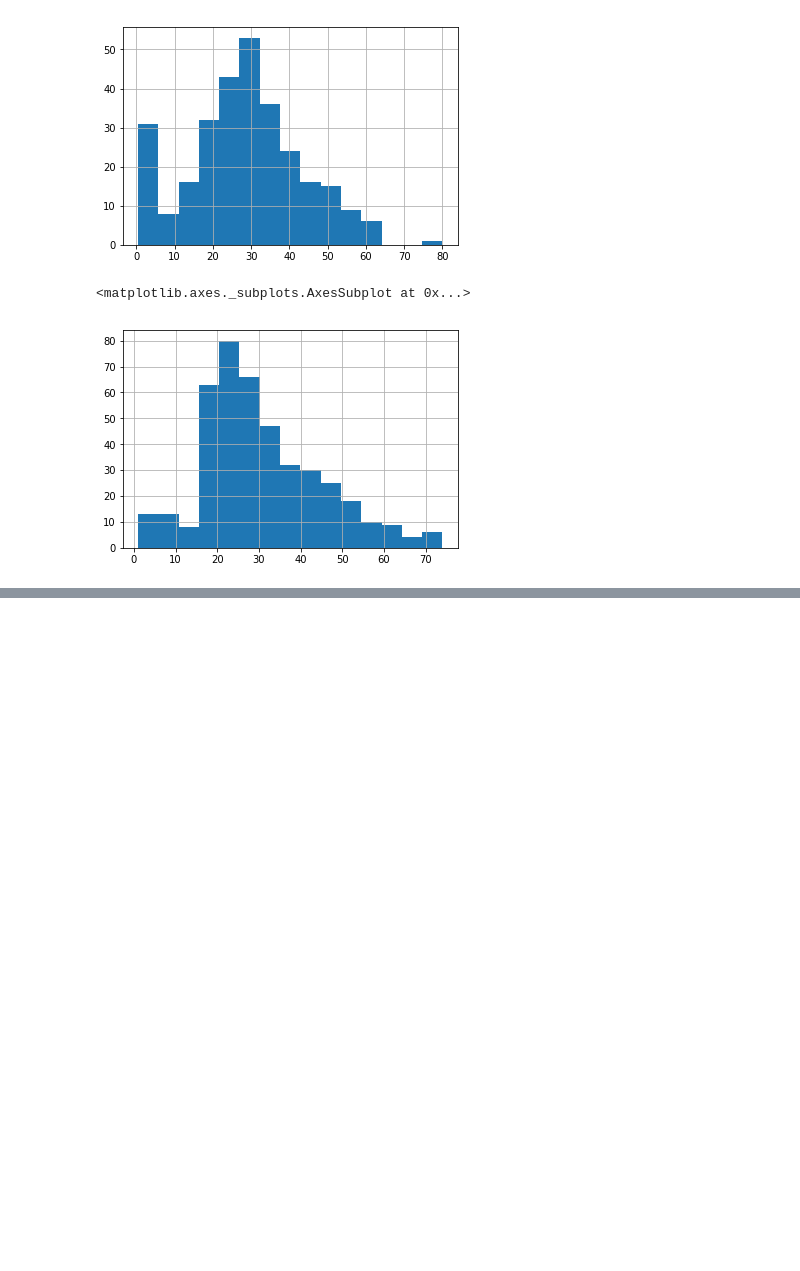
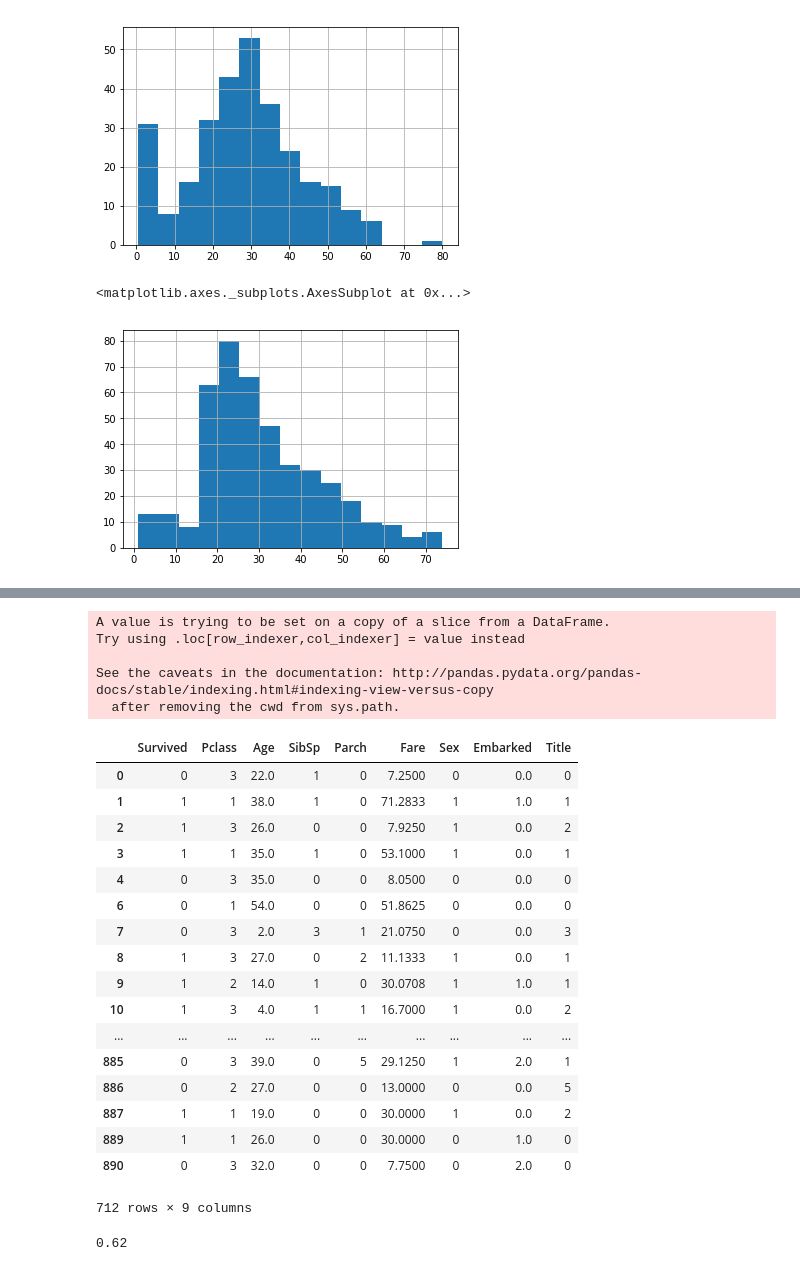
Before and after one commit to komi24/pythonOrsys23092019, a Jupyter notebook: jour5/pandas_example.ipynb, the cells around one changed output, grey strips where cells are left out. Cells and saved outputs as stored; diff of their text form; code cells hidden in the pictures; blank space fills up the shorter version.

```diff
--- a/jour5/pandas_example.ipynb
+++ b/jour5/pandas_example.ipynb
@@ -89,3 +90,12 @@ df[df["Survived"] == 0]["Age"].hist(bins=15)
 # %% [output]
 <matplotlib.axes._subplots.AxesSubplot at 0x...>
 [figure]
+# %%
+import re
+
+def extract_title(name):
+    return re.findall("\w+\.", name)[0]
+
+df["Title"] = df['Name'].map(extract_title)
+print(df["Embarked"].unique())
+print(df["Title"].unique())
@@ -91,0 +106,5 @@ df[df["Survived"] == 0]["Age"].hist(bins=15)
+# %%
+dataset = df[["Survived", "Pclass", "Age", "SibSp", "Parch", "Fare"]]
+
+dataset["Sex"] = df["Sex"].map({"male": 0, "female": 1})
+dataset["Embarked"] = df["Embarked"].map({"S": 0, "C": 1, "Q": 2})
@@ -91,0 +122,46 @@ df[df["Survived"] == 0]["Age"].hist(bins=15)
+# %%
+dataset.count()
+list_title = list(df["Title"].unique())
+
+dataset["Title"] = df["Title"].map(lambda x: list_title.index(x) )
+
+clean_data = dataset.dropna()
+# %% [output]
+A value is trying to be set on a copy of a slice from a DataFrame.
+Try using .loc[row_indexer,col_indexer] = value instead
+
+See the caveats in the documentation: http://pandas.pydata.org/pandas-docs/stable/indexing.html#indexing-view-versus-copy
+  after removing the cwd from sys.path.
+# %%
+clean_data
+# %% [output]
+|  | Survived | Pclass | Age | SibSp | Parch | Fare | Sex | Embarked | Title |
+| 0 | 0 | 3 | 22.0 | 1 | 0 | 7.2500 | 0 | 0.0 | 0 |
+| 1 | 1 | 1 | 38.0 | 1 | 0 | 71.2833 | 1 | 1.0 | 1 |
+| 2 | 1 | 3 | 26.0 | 0 | 0 | 7.9250 | 1 | 0.0 | 2 |
+| 3 | 1 | 1 | 35.0 | 1 | 0 | 53.1000 | 1 | 0.0 | 1 |
+| 4 | 0 | 3 | 35.0 | 0 | 0 | 8.0500 | 0 | 0.0 | 0 |
+| 6 | 0 | 1 | 54.0 | 0 | 0 | 51.8625 | 0 | 0.0 | 0 |
+| 7 | 0 | 3 | 2.0 | 3 | 1 | 21.0750 | 0 | 0.0 | 3 |
+| 8 | 1 | 3 | 27.0 | 0 | 2 | 11.1333 | 1 | 0.0 | 1 |
+| 9 | 1 | 2 | 14.0 | 1 | 0 | 30.0708 | 1 | 1.0 | 1 |
+| 10 | 1 | 3 | 4.0 | 1 | 1 | 16.7000 | 1 | 0.0 | 2 |
+| ... | ... | ... | ... | ... | ... | ... | ... | ... | ... |
+| 885 | 0 | 3 | 39.0 | 0 | 5 | 29.1250 | 1 | 2.0 | 1 |
+| 886 | 0 | 2 | 27.0 | 0 | 0 | 13.0000 | 0 | 0.0 | 5 |
+| 887 | 1 | 1 | 19.0 | 0 | 0 | 30.0000 | 1 | 0.0 | 2 |
+| 889 | 1 | 1 | 26.0 | 0 | 0 | 30.0000 | 0 | 1.0 | 0 |
+| 890 | 0 | 3 | 32.0 | 0 | 0 | 7.7500 | 0 | 2.0 | 0 |
+712 rows × 9 columns
+# %%
+from sklearn.neighbors import KNeighborsClassifier
+
+knn = KNeighborsClassifier(n_neighbors=5).fit(
+    clean_data[:100].drop(columns="Survived"),
+    clean_data[:100]["Survived"])
+
+score = knn.score(clean_data[100:200].drop(columns="Survived"),
+    clean_data[100:200]["Survived"])
+print(score)
+# %% [output]
+0.62
```
Also changed, not shown: parts of 3 cells of this notebook, 1 other file.
